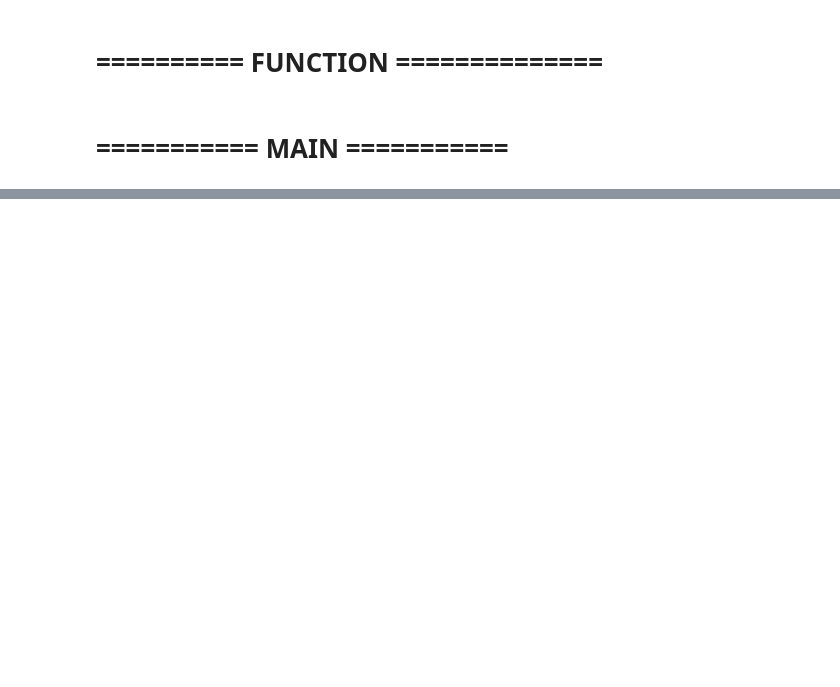
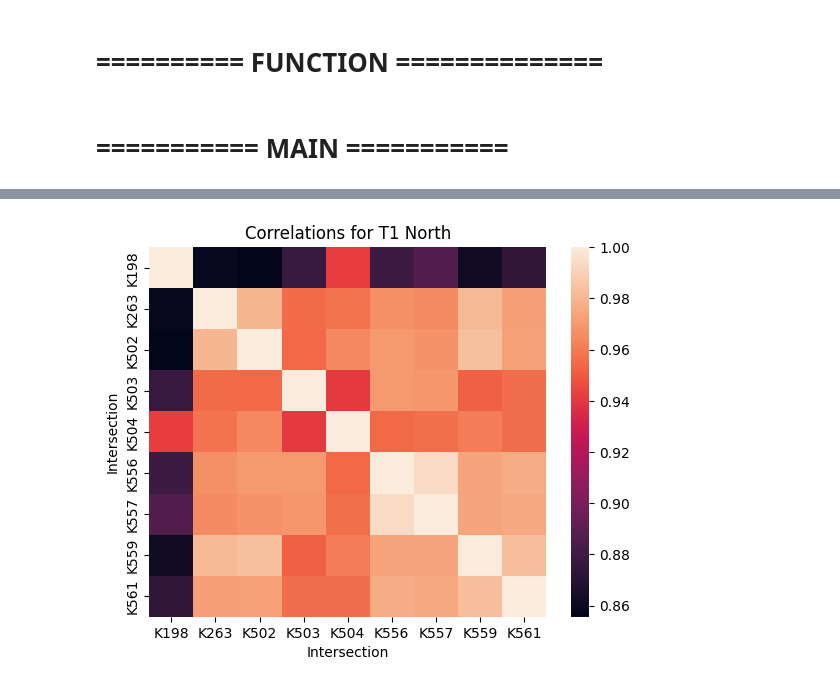
Before and after one commit to himanshudce/OWRI, a Jupyter notebook: notebooks/autoencoders.ipynb, the cells around one changed output, grey strips where cells are left out. Saved outputs shown, nothing was run; the diff lists cells and outputs as text; code cells hidden in the pictures; blank space fills up the shorter version.

```diff
--- a/notebooks/autoencoders.ipynb
+++ b/notebooks/autoencoders.ipynb
@@ -190,0 +227,3 @@ combined_fpds_for_AEs = prepare_input_for_AEs(featured_fpds)
+# %%
+outlier_df = pd.DataFrame(outlier_results,columns=['loss','timestamp','intersection'])
+outlier_df.head()
@@ -190,0 +237,15 @@ combined_fpds_for_AEs = prepare_input_for_AEs(featured_fpds)
+# %%
+outlier_df['timestamp'] = outlier_df['timestamp'].apply(lambda x: x[0])
+outlier_df['intersection'] = outlier_df['intersection'].apply(lambda x: x[0])
+# %%
+# create seperate columns for each intersection
+outlier_df_intersection = outlier_df.pivot(index='timestamp', columns='intersection', values='loss')
+# %%
+fig, ax = plt.subplots(facecolor='w')
+sns.heatmap(outlier_df_intersection.corr())
+plt.title("Correlations for T1 North")
+plt.xlabel('Intersection')
+plt.ylabel('Intersection')
+plt.show()
+# %% [output]
+[figure, added]
```
Also changed, not shown: parts of 20 cells of this notebook, 58 other files.
